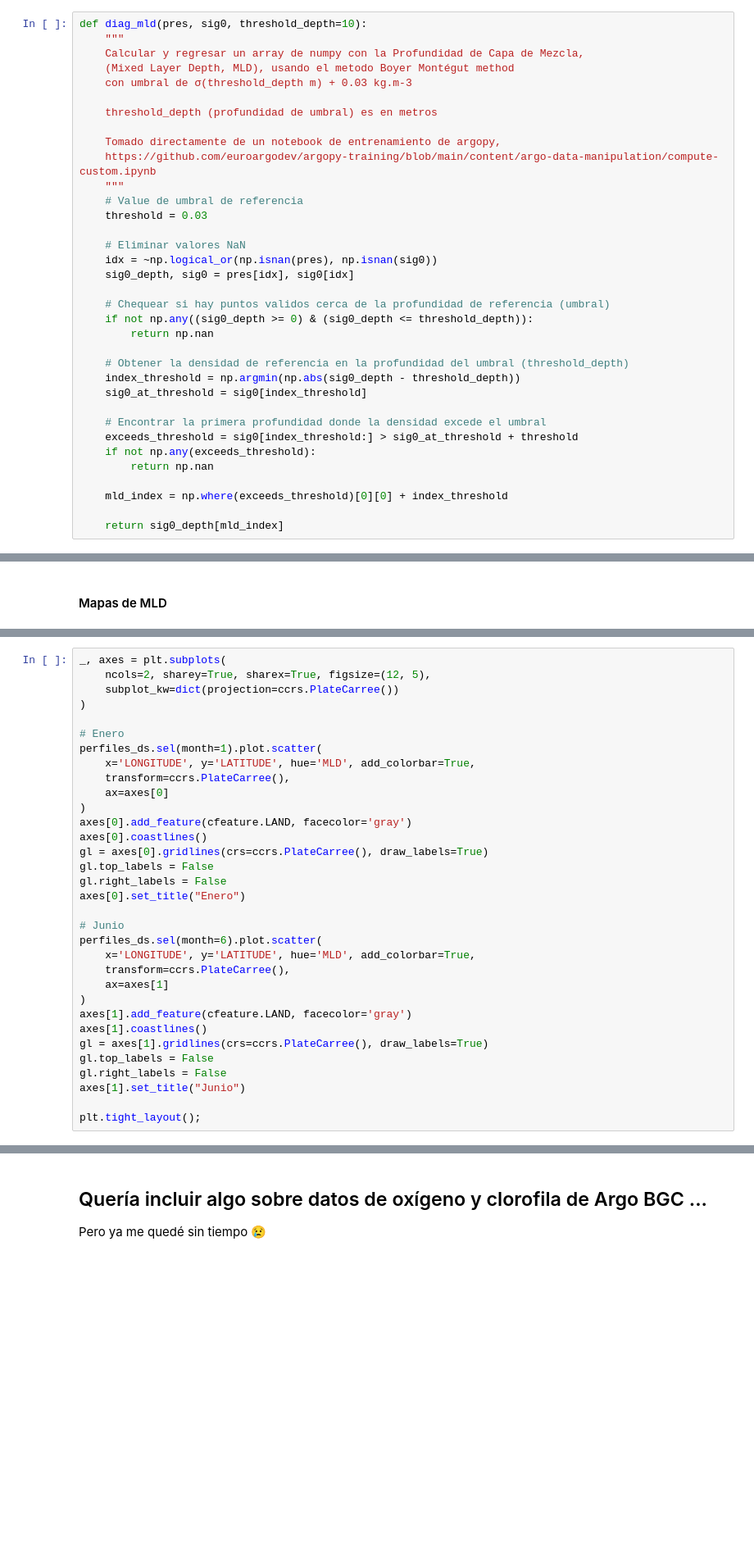
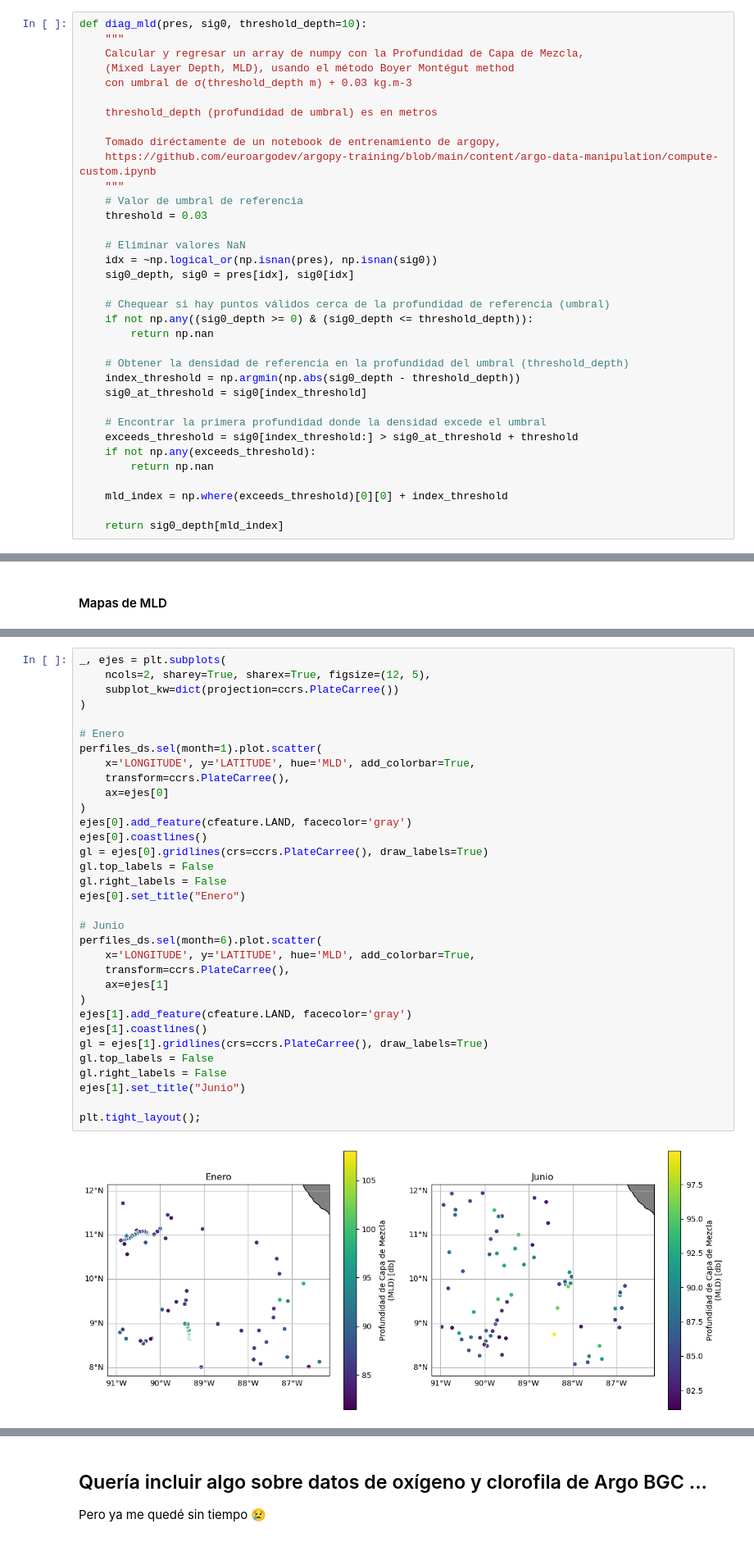
Before and after one commit to Intercoonecta/tutoriales, a Jupyter notebook: miercoles/datos_argo_python/DatosArgo-argopy-AfloramientoPapagayo.ipynb, the cells around one changed output, grey strips where cells are left out. Shown at 82% size. Saved outputs shown, nothing was run; the diff lists cells and outputs as text; blank space fills up the shorter version.

```diff
--- a/miercoles/datos_argo_python/DatosArgo-argopy-AfloramientoPapagayo.ipynb
+++ b/miercoles/datos_argo_python/DatosArgo-argopy-AfloramientoPapagayo.ipynb
@@ -240,22 +284,22 @@ plt.tight_layout();
 def diag_mld(pres, sig0, threshold_depth=10):
     """
     Calcular y regresar un array de numpy con la Profundidad de Capa de Mezcla,
-    (Mixed Layer Depth, MLD), usando el metodo Boyer Montégut method
+    (Mixed Layer Depth, MLD), usando el método Boyer Montégut method
     con umbral de σ(threshold_depth m) + 0.03 kg.m-3
 
     threshold_depth (profundidad de umbral) es en metros
 
-    Tomado directamente de un notebook de entrenamiento de argopy,
+    Tomado diréctamente de un notebook de entrenamiento de argopy,
     https://github.com/euroargodev/argopy-training/blob/main/content/argo-data-manipulation/compute-custom.ipynb
     """
-    # Value de umbral de referencia
+    # Valor de umbral de referencia
     threshold = 0.03
 
     # Eliminar valores NaN
     idx = ~np.logical_or(np.isnan(pres), np.isnan(sig0))
     sig0_depth, sig0 = pres[idx], sig0[idx]
 
-    # Chequear si hay puntos validos cerca de la profundidad de referencia (umbral)
+    # Chequear si hay puntos válidos cerca de la profundidad de referencia (umbral)
     if not np.any((sig0_depth >= 0) & (sig0_depth <= threshold_depth)):
         return np.nan
 
@@ -337,34 +431,36 @@ perfiles_ds
 # %%
-_, axes = plt.subplots(
+_, ejes = plt.subplots(
     ncols=2, sharey=True, sharex=True, figsize=(12, 5),
     subplot_kw=dict(projection=ccrs.PlateCarree())
 )
 
 # Enero
 perfiles_ds.sel(month=1).plot.scatter(
     x='LONGITUDE', y='LATITUDE', hue='MLD', add_colorbar=True,
     transform=ccrs.PlateCarree(),
-    ax=axes[0]
+    ax=ejes[0]
 )
-axes[0].add_feature(cfeature.LAND, facecolor='gray')
-axes[0].coastlines()
-gl = axes[0].gridlines(crs=ccrs.PlateCarree(), draw_labels=True)
+ejes[0].add_feature(cfeature.LAND, facecolor='gray')
+ejes[0].coastlines()
+gl = ejes[0].gridlines(crs=ccrs.PlateCarree(), draw_labels=True)
 gl.top_labels = False
 gl.right_labels = False
-axes[0].set_title("Enero")
+ejes[0].set_title("Enero")
 
 # Junio
 perfiles_ds.sel(month=6).plot.scatter(
     x='LONGITUDE', y='LATITUDE', hue='MLD', add_colorbar=True,
     transform=ccrs.PlateCarree(),
-    ax=axes[1]
+    ax=ejes[1]
 )
-axes[1].add_feature(cfeature.LAND, facecolor='gray')
-axes[1].coastlines()
-gl = axes[1].gridlines(crs=ccrs.PlateCarree(), draw_labels=True)
+ejes[1].add_feature(cfeature.LAND, facecolor='gray')
+ejes[1].coastlines()
+gl = ejes[1].gridlines(crs=ccrs.PlateCarree(), draw_labels=True)
 gl.top_labels = False
 gl.right_labels = False
-axes[1].set_title("Junio")
+ejes[1].set_title("Junio")
 
 plt.tight_layout();
+# %% [output]
+[figure, added]
 # %% [markdown]
```
Also changed, not shown: parts of 67 cells of this notebook, 2 other files.
